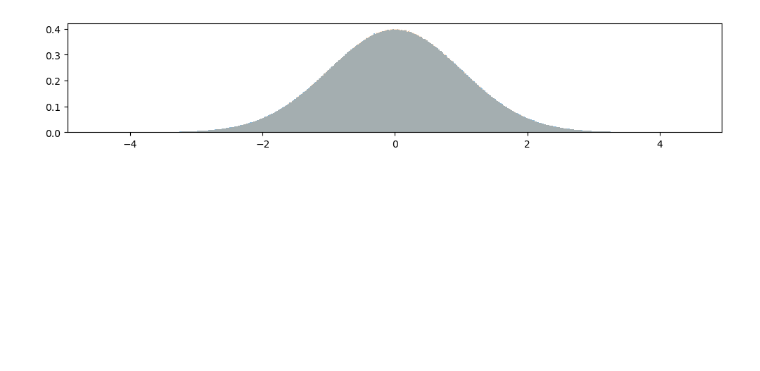
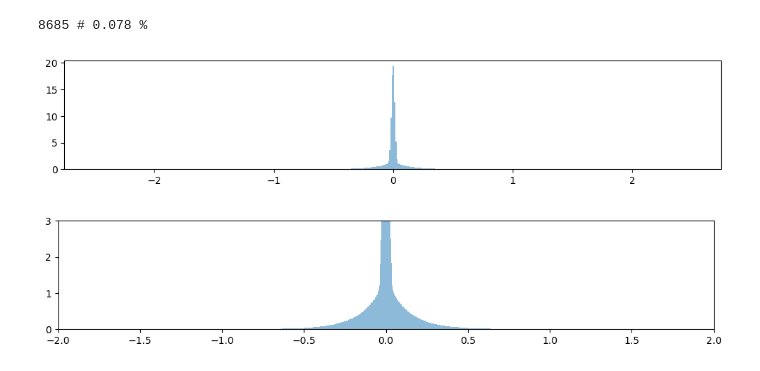
Before and after one commit to HosseinOutward/VUB-ACS-25_Thesis, a Jupyter notebook: experiments/make_basic_rnn_model/make_basic_rnn_model.ipynb, the cells around one changed output. Drawn from its saved outputs; the diff is of its cells as text; code cells hidden in the pictures; blank space fills up the shorter version.

```diff
--- a/experiments/make_basic_rnn_model/make_basic_rnn_model.ipynb
+++ b/experiments/make_basic_rnn_model/make_basic_rnn_model.ipynb
@@ -32,31 +20,61 @@ warnings.filterwarnings("ignore", message="The 'val_dataloader' does not have")
 # %%
-import random
-random.seed(10)
-torch.manual_seed(10)
-np.random.seed(10)
+import gzip
+import pickle
+y=[]
+side_info_data_ = []
+for i in range(3):
+    path_to_grad = f'../exp_data/single_round_worker_sgd_resnet_raw_grads/corr_res_round_0,epoch_0,batch_{i}.pkl.gz'
+    with gzip.open(path_to_grad, 'rb') as f:
+        y += [pickle.load(f).numpy().astype(np.float32)]
+y = np.sum(y, axis=0)
 
-temp = np.random.normal(0, np.sqrt(1), 2_000_000, ).astype(np.float32)
-y = temp + np.random.normal(0, np.sqrt(0.01), 2_000_000, ).astype(np.float32)
-side_info_data = [temp]
+y+=np.random.normal(0, np.sqrt(8e-8), len(y), ).astype(np.float32)
+y_ = y.copy()
+
+importlib.reload(utilities)
+y, side_info_data = utilities.prep_data(y_.copy(), [a.copy() for a in side_info_data_], normalize=True)
+side_info_variance, noise_variance = utilities.get_data_var(y, side_info_data)
+
+temp = np.abs(y)<2.5
+removed_y = y[~temp]
+y=y[temp]
+print(sum(1-temp), "#", np.round(sum(1-temp)/len(y)*100, 3), '%')
+
+# ***************************************
+
+# import random
+# random.seed(10)
+# torch.manual_seed(10)
+# np.random.seed(10)
+#
+# temp = np.random.normal(0, np.sqrt(1), 2_000_000, ).astype(np.float32)
+# y_ = temp + np.random.normal(0, np.sqrt(0.01), 2_000_000, ).astype(np.float32)
+# side_info_data_ = [temp.copy()]
+#
+# importlib.reload(utilities)
+# y, side_info_data = utilities.prep_data(y_.copy(), [a.copy() for a in side_info_data_], normalize=False)
+# side_info_variance, noise_variance = utilities.get_data_var(y, side_info_data)
+# %% [output]
+8685 # 0.078 %
-# %%
-importlib.reload(utilities)
-y, side_info_data = utilities.prep_data(y, side_info_data, normalize=False)
-side_info_variance, noise_variance = utilities.get_data_var(y, side_info_data)
 # %%
-plt.figure(figsize=(12, 2))
-plt.hist(y, density=True, alpha=0.5, bins=500)
-if len(side_info_data):
-    plt.hist(side_info_data[0], 500, density=True, alpha=0.2)
-# plt.ylim(0,5)
-# plt.xlim(-2,2)
-plt.show()
+for i in range(2):
+    plt.figure(figsize=(12, 2))
+    plt.hist(y, density=True, alpha=0.5, bins=500*(i*2+1))
+    if len(side_info_data):
+        plt.hist(side_info_data[0], 500, density=True, alpha=0.2)
+    if i==1:
+        plt.ylim(0,3)
+        plt.xlim(-2,2)
+    plt.show()
+# %% [output]
+[figure, added]
+[figure, added]
 # %%
 importlib.reload(components.broadcast_components.WZ_models.wz_quant_ANN)
 importlib.reload(components.broadcast_components.WZ_models.wz_quant_RNN)
 importlib.reload(components.other_utilities.brent_wz_models)
 from components.broadcast_components.WZ_models.wz_quant_ANN import WZQuantizer
 from components.broadcast_components.WZ_models.wz_quant_RNN import PL_EncoderDecoder_RNN
-from components.broadcast_components.WZ_models.wz_quant_RNN import PL_EncoderDecoder_ANN
 
 # seed set
 import random
@@ -64,21 +82,18 @@ random.seed(10)
 torch.manual_seed(10)
 np.random.seed(10)
 
-wz_model = PL_EncoderDecoder_ANN(inp_dim=1, side_info_size=1, bin_count=4, tau=4, reconst_ld=1000, lr=2e-3, ).to(torch.float32)
+wz_model = PL_EncoderDecoder_RNN(inp_dim=1, side_info_size=0, num_planes=2, bins_per_plane=4, tau=4, reconst_ld=400, lr=1e-3, ).to(torch.float32)
 
-# wz_model.load_state_dict(torch.load(r'D:\User\App Files\Projects\VUB-ACS-25_Thesis\data\basicRNN_3plane_4bins_state.pt', map_location='cpu'))
+# wz_model.load_state_dict(torch.load(r'..\..\data\basicRNN_2plane_4bins_state.pt', map_location='cpu'))
 # wz_model.load_state_dict(torch.load('chkpnt.pt', map_location='cpu'))
 # wz_model.coding_model.load_state_dict(torch.load('checkpoint.pth', map_location='cpu', weights_only=False)['model_state_dict'])
 
-wz_quantizer = WZQuantizer(wz_model, train_sample_size=200_000, count_side_info_data=1, enable_progress_bar=True)
+wz_quantizer = WZQuantizer(wz_model, train_sample_size=200_000, count_side_info_data=0, enable_progress_bar=True)
 
 wz_quantizer.train_model(y, side_info_data, epoch=60, batch_size=10_000)
 
 # torch.save(wz_model.state_dict(), 'chkpnt.pt')
-
-# torch.save(wz_model.state_dict(), r'D:\User\App Files\Projects\VUB-ACS-25_Thesis\data\basicRNN_3plane_4bins_state.pt')
+# torch.save(wz_model.state_dict(), r'..\..\data\basicRNN_3plane_4bins_state.pt')
-# %% [output]
-[figure, removed]
 # %%
 importlib.reload(utilities)
 mse, mspe, real_bit_rate, prior_bit_rate, softcodes_bit_rate, alt_real_bits = utilities.get_metrics(y, side_info_data, wz_quantizer, )
```
Also changed, not shown: parts of 5 cells of this notebook, 4 other files.
